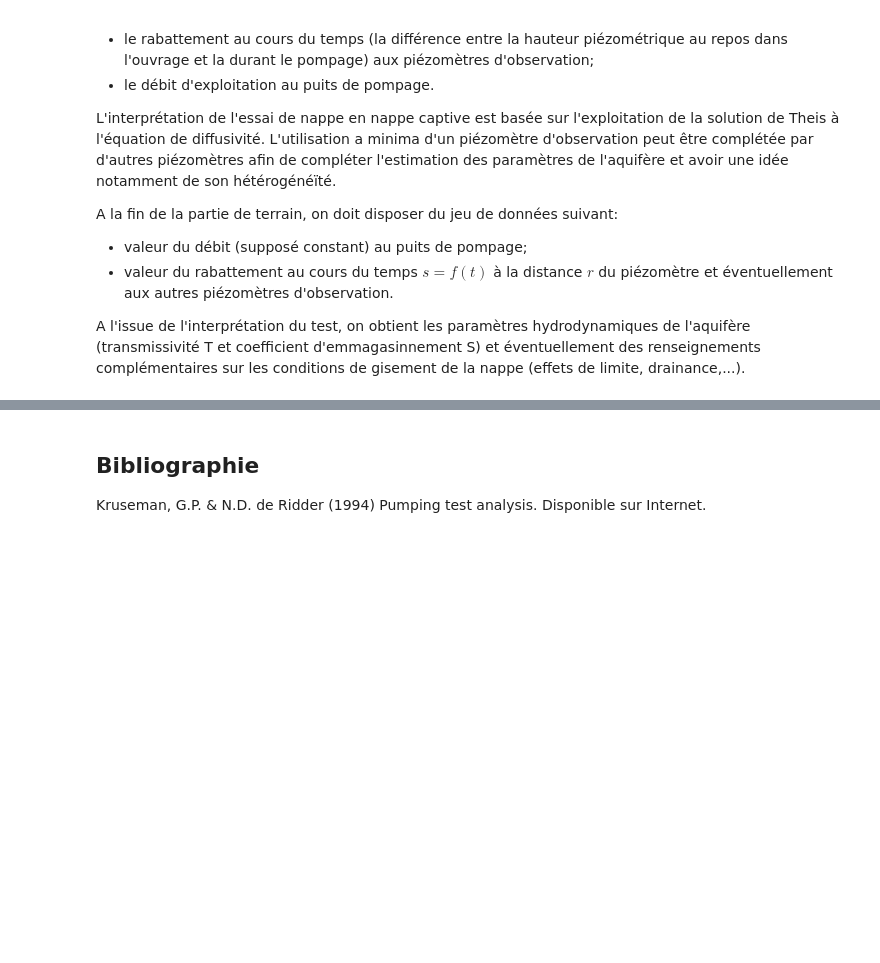
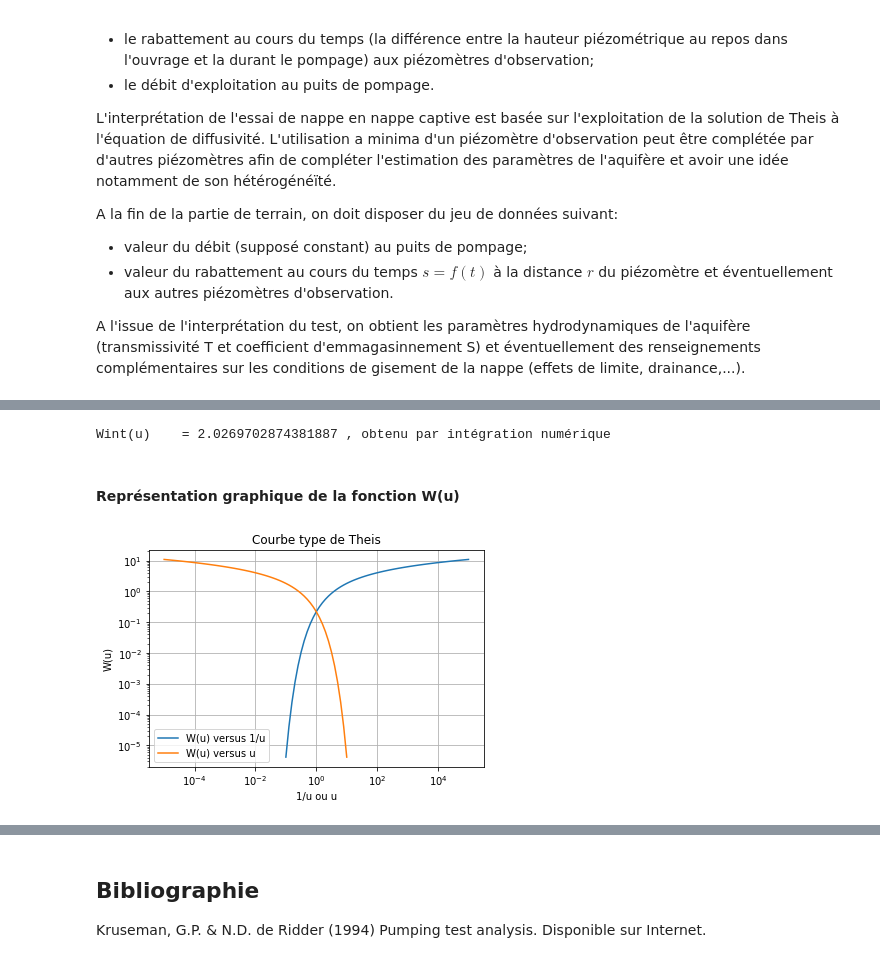
Before and after one commit to larroque852/NB_ENS2_theis_jacob, a Jupyter notebook: ENS2_Nappe_Theis.ipynb, the cells around one changed output, grey strips where cells are left out. Cells and saved outputs as stored; diff of their text form; code cells hidden in the pictures; blank space fills up the shorter version.

```diff
--- a/ENS2_Nappe_Theis.ipynb
+++ b/ENS2_Nappe_Theis.ipynb
@@ -29,0 +148,49 @@ YouTubeVideo('0rRd_DqilwI')
+# %%
+# intégration numérique
+
+import numpy as np
+import scipy.special as sp
+import matplotlib.pyplot as plt
+
+
+def Wint(u):
+    '''Renvoie la valeur de la fonction de Theis obtenue par intégration numérique'''
+    LOG10INF = 2 # sufficient as exp(-100) is in the order of 1e-50
+    y = np.logspace(np.log10(u), LOG10INF, num=1000)
+    arg = np.exp(-y) / y
+    dy = np.diff(y)
+    w = np.sum(0.5 * (arg[:-1] + arg[1:]) * dy)
+    return w
+
+u = 0.08  # choisir une valeur de u
+print('Wint(u)    =', Wint(u),', obtenu par intégration numérique')
+# %% [output]
+Wint(u)    = 2.0269702874381887 , obtenu par intégration numérique
+# %% [markdown]
+#### Représentation graphique de la fonction W(u)
+# %%
+# Illustration
+# Representation graphique de la fonction de Theis
+
+import numpy as np
+import scipy.special as sp
+import matplotlib.pyplot as plt
+
+# calcul de u avec echantillonnage log10
+u = np.logspace(-5, 1, 61)
+
+# paramétrage de la figure W(u)
+plt.title('Courbe type de Theis')
+plt.xlabel('1/u ou u')
+plt.ylabel('W(u)')
+plt.xscale('log')
+plt.yscale('log')
+plt.grid()
+
+plt.plot(1/u, sp.exp1(u),label='W(u) versus 1/u') # plot well function versus 1/u
+plt.plot(u, sp.exp1(u),label='W(u) versus u') # plot well function versus u
+plt.legend(loc='best')
+
+plt.show()
+# %% [output]
+[figure, added]
```
Also changed, not shown: parts of 45 cells of this notebook, 1 other file.
